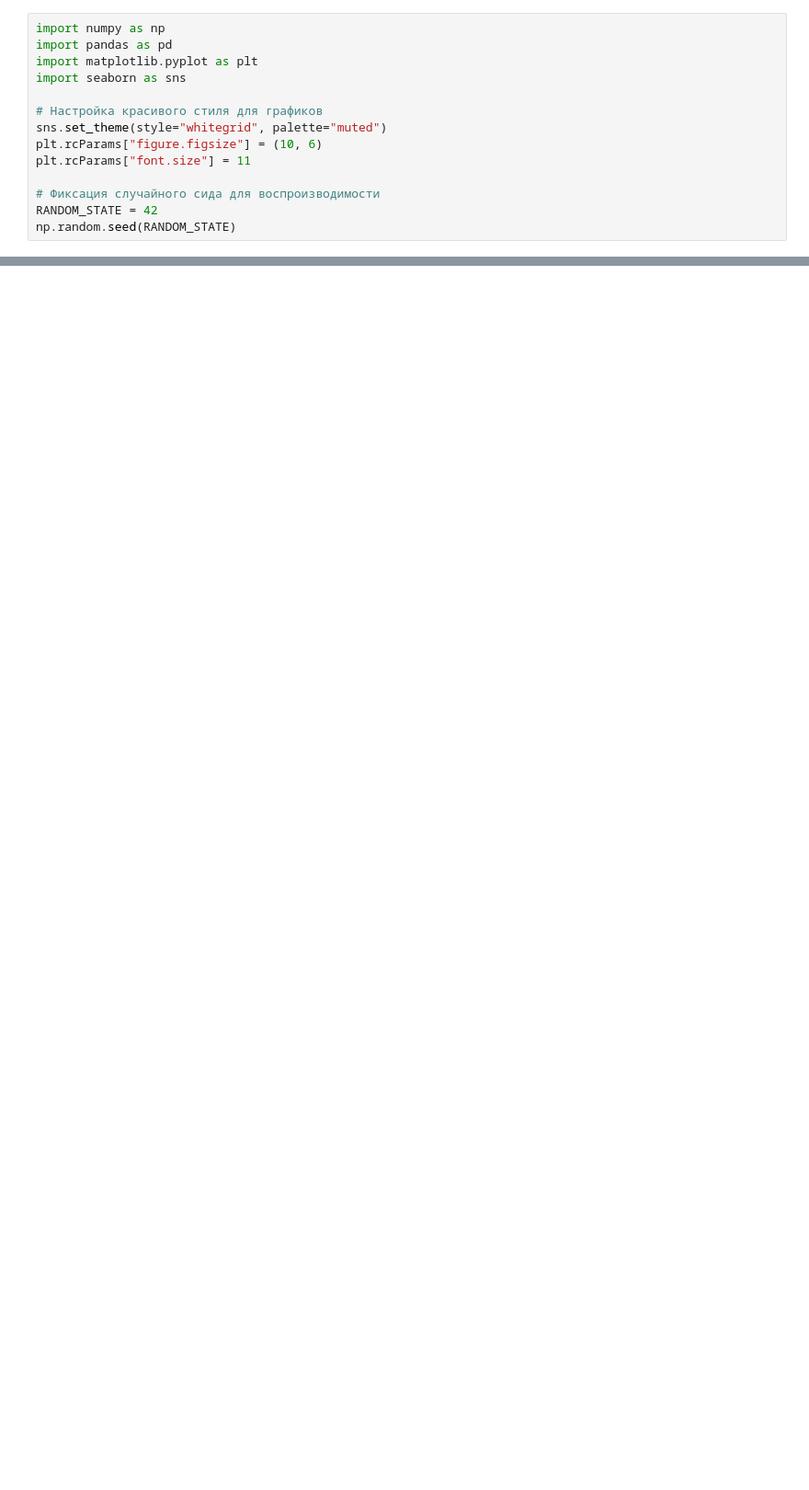
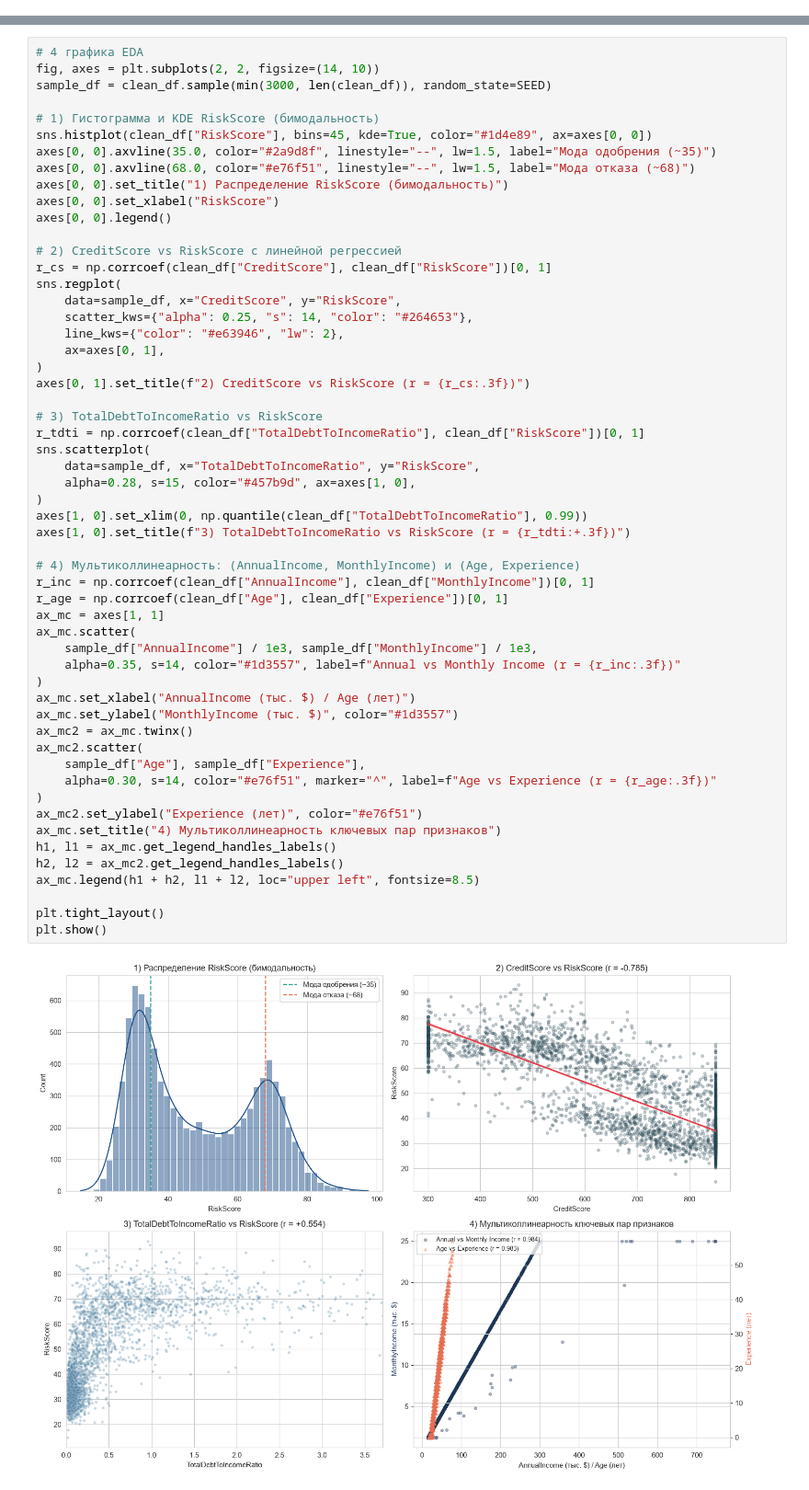
Before and after one commit to Alezovv/mai_labs_machine_learning, a Jupyter notebook: lab1/lab1.ipynb, the cells around one changed output, grey strips where cells are left out. Shown at 92% size. Cells and saved outputs as stored; diff of their text form; blank space fills up the shorter version.

```diff
--- a/lab1/lab1.ipynb
+++ b/lab1/lab1.ipynb
@@ -29,14 +0,0 @@
-# %%
-import numpy as np
-import pandas as pd
-import matplotlib.pyplot as plt
-import seaborn as sns
-
-# Настройка красивого стиля для графиков
-sns.set_theme(style="whitegrid", palette="muted")
-plt.rcParams["figure.figsize"] = (10, 6)
-plt.rcParams["font.size"] = 11
-
-# Фиксация случайного сида для воспроизводимости
-RANDOM_STATE = 42
-np.random.seed(RANDOM_STATE)
@@ -1377,0 +99,57 @@ assert submission_df["RiskScore"].notna().all(), "В предсказаниях
+# %%
+# 4 графика EDA
+fig, axes = plt.subplots(2, 2, figsize=(14, 10))
+sample_df = clean_df.sample(min(3000, len(clean_df)), random_state=SEED)
+
+# 1) Гистограмма и KDE RiskScore (бимодальность)
+sns.histplot(clean_df["RiskScore"], bins=45, kde=True, color="#1d4e89", ax=axes[0, 0])
+axes[0, 0].axvline(35.0, color="#2a9d8f", linestyle="--", lw=1.5, label="Мода одобрения (~35)")
+axes[0, 0].axvline(68.0, color="#e76f51", linestyle="--", lw=1.5, label="Мода отказа (~68)")
+axes[0, 0].set_title("1) Распределение RiskScore (бимодальность)")
+axes[0, 0].set_xlabel("RiskScore")
+axes[0, 0].legend()
+
+# 2) CreditScore vs RiskScore с линейной регрессией
+r_cs = np.corrcoef(clean_df["CreditScore"], clean_df["RiskScore"])[0, 1]
+sns.regplot(
+    data=sample_df, x="CreditScore", y="RiskScore",
+    scatter_kws={"alpha": 0.25, "s": 14, "color": "#264653"},
+    line_kws={"color": "#e63946", "lw": 2},
+    ax=axes[0, 1],
+)
+axes[0, 1].set_title(f"2) CreditScore vs RiskScore (r = {r_cs:.3f})")
+
+# 3) TotalDebtToIncomeRatio vs RiskScore
+r_tdti = np.corrcoef(clean_df["TotalDebtToIncomeRatio"], clean_df["RiskScore"])[0, 1]
+sns.scatterplot(
+    data=sample_df, x="TotalDebtToIncomeRatio", y="RiskScore",
+    alpha=0.28, s=15, color="#457b9d", ax=axes[1, 0],
+)
+axes[1, 0].set_xlim(0, np.quantile(clean_df["TotalDebtToIncomeRatio"], 0.99))
+axes[1, 0].set_title(f"3) TotalDebtToIncomeRatio vs RiskScore (r = {r_tdti:+.3f})")
+
+# 4) Мультиколлинеарность: (AnnualIncome, MonthlyIncome) и (Age, Experience)
+r_inc = np.corrcoef(clean_df["AnnualIncome"], clean_df["MonthlyIncome"])[0, 1]
+r_age = np.corrcoef(clean_df["Age"], clean_df["Experience"])[0, 1]
+ax_mc = axes[1, 1]
+ax_mc.scatter(
+    sample_df["AnnualIncome"] / 1e3, sample_df["MonthlyIncome"] / 1e3,
+    alpha=0.35, s=14, color="#1d3557", label=f"Annual vs Monthly Income (r = {r_inc:.3f})"
+)
+ax_mc.set_xlabel("AnnualIncome (тыс. $) / Age (лет)")
+ax_mc.set_ylabel("MonthlyIncome (тыс. $)", color="#1d3557")
+ax_mc2 = ax_mc.twinx()
+ax_mc2.scatter(
+    sample_df["Age"], sample_df["Experience"],
+    alpha=0.30, s=14, color="#e76f51", marker="^", label=f"Age vs Experience (r = {r_age:.3f})"
+)
+ax_mc2.set_ylabel("Experience (лет)", color="#e76f51")
+ax_mc.set_title("4) Мультиколлинеарность ключевых пар признаков")
+h1, l1 = ax_mc.get_legend_handles_labels()
+h2, l2 = ax_mc2.get_legend_handles_labels()
+ax_mc.legend(h1 + h2, l1 + l2, loc="upper left", fontsize=8.5)
+
+plt.tight_layout()
+plt.show()
+# %% [output]
+[figure, added]
```
Also changed, not shown: parts of 64 cells of this notebook, 2 other files.
